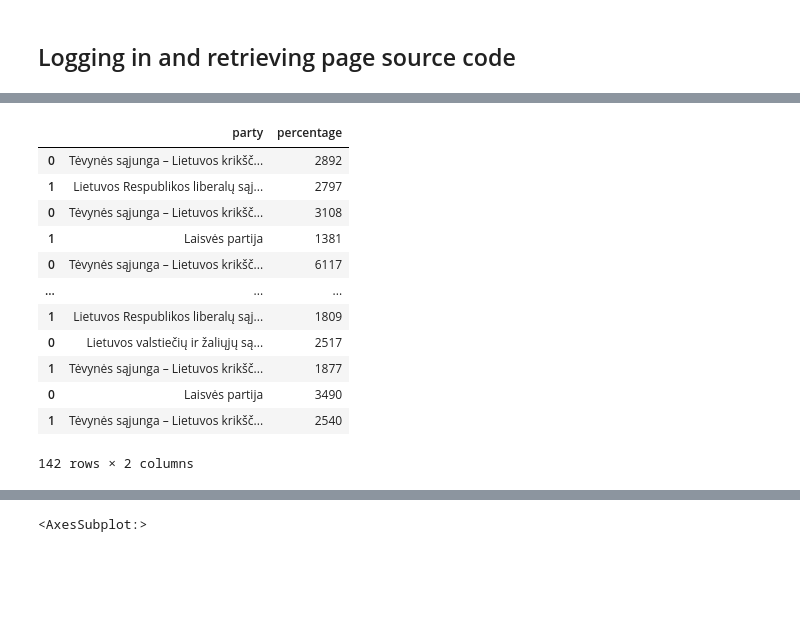
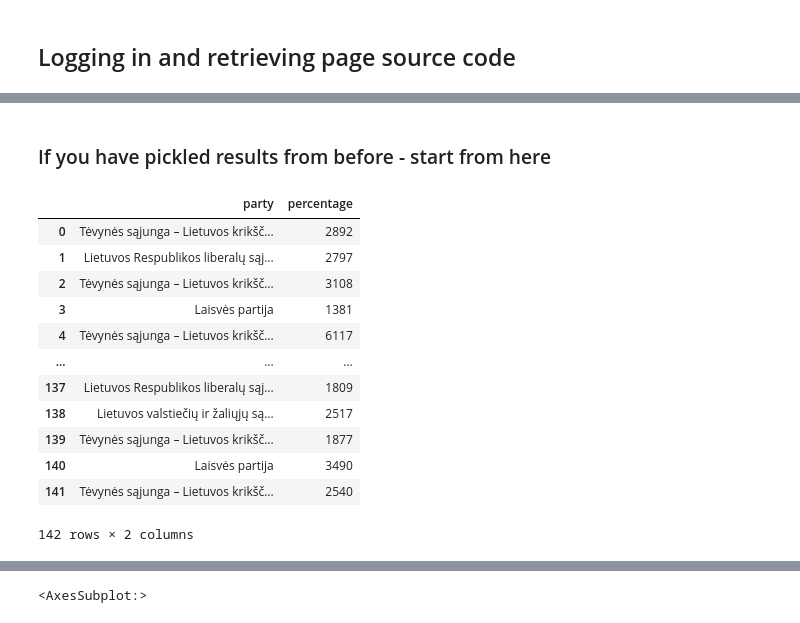
Before and after one commit to tomcis/lithuanian-parliamentary-election-2020, a Jupyter notebook: notebooks/single-member_elections.ipynb, the cells around one changed output, grey strips where cells are left out. Cells and saved outputs as stored; diff of their text form; code cells hidden in the pictures; blank space fills up the shorter version.

```diff
--- a/notebooks/single-member_elections.ipynb
+++ b/notebooks/single-member_elections.ipynb
@@ -78,6 +78,8 @@ Pasaulio lietuvių (Nr.71) apygarda
 # pickle results from the previous cell to be able to load them next time without a need to scrape
 with open('sm_districts.pkl', 'wb') as handle:
     pickle.dump(dfs, handle, protocol=pickle.HIGHEST_PROTOCOL)
+# %% [markdown]
+### If you have pickled results from before - start from here
 # %%
 with open('sm_districts.pkl', 'rb') as handle:
     dfs = pickle.load(handle)
@@ -96,18 +98,18 @@ def extract_best(df):
 for district, results in dfs.items():
     dfs[district] = extract_best(results)
 # %%
-agg_results = pd.concat(list(dfs.values())); agg_results
+agg_results = pd.concat(list(dfs.values())).reset_index(drop=True); agg_results
 # %% [output]
 |  | party | percentage |
 | 0 | Tėvynės sąjunga – Lietuvos krikšč... | 2892 |
 | 1 | Lietuvos Respublikos liberalų sąj... | 2797 |
-| 0 | Tėvynės sąjunga – Lietuvos krikšč... | 3108 |
-| 1 | Laisvės partija | 1381 |
-| 0 | Tėvynės sąjunga – Lietuvos krikšč... | 6117 |
+| 2 | Tėvynės sąjunga – Lietuvos krikšč... | 3108 |
+| 3 | Laisvės partija | 1381 |
+| 4 | Tėvynės sąjunga – Lietuvos krikšč... | 6117 |
 | ... | ... | ... |
-| 1 | Lietuvos Respublikos liberalų sąj... | 1809 |
-| 0 | Lietuvos valstiečių ir žaliųjų są... | 2517 |
-| 1 | Tėvynės sąjunga – Lietuvos krikšč... | 1877 |
-| 0 | Laisvės partija | 3490 |
-| 1 | Tėvynės sąjunga – Lietuvos krikšč... | 2540 |
+| 137 | Lietuvos Respublikos liberalų sąj... | 1809 |
+| 138 | Lietuvos valstiečių ir žaliųjų są... | 2517 |
+| 139 | Tėvynės sąjunga – Lietuvos krikšč... | 1877 |
+| 140 | Laisvės partija | 3490 |
+| 141 | Tėvynės sąjunga – Lietuvos krikšč... | 2540 |
 142 rows × 2 columns
```
Also changed, not shown: parts of 6 cells of this notebook.
